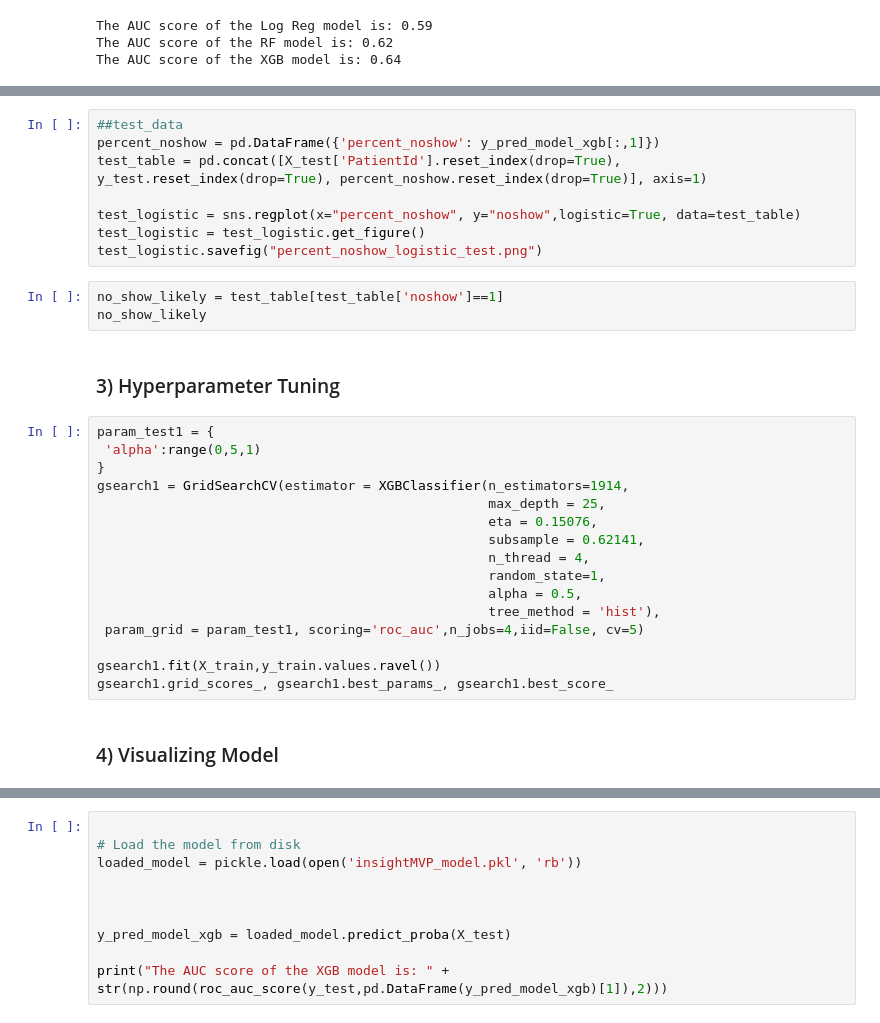
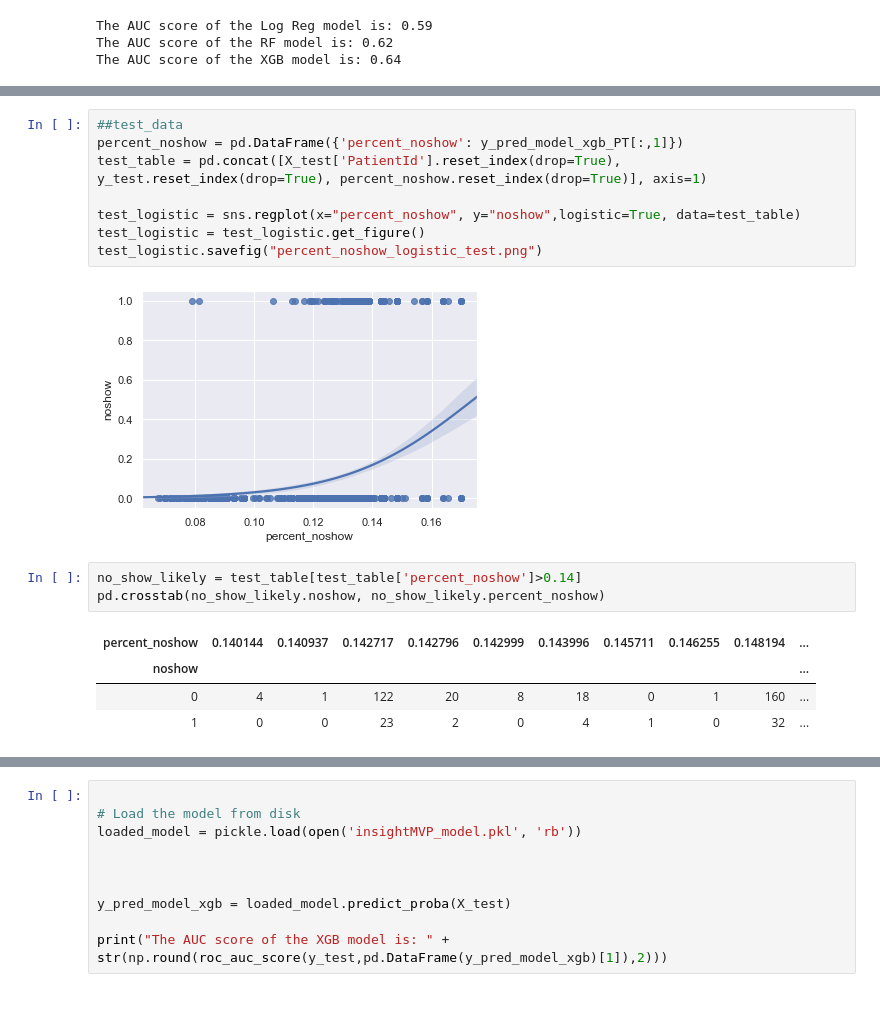
Before and after one commit to TheBeeGuy/No_show_patience, a Jupyter notebook: Ma_Insight_No_Show_Patience.ipynb, the cells around one changed output, grey strips where cells are left out. Cells and saved outputs as stored; diff of their text form.

```diff
--- a/Ma_Insight_No_Show_Patience.ipynb
+++ b/Ma_Insight_No_Show_Patience.ipynb
@@ -231,31 +481,18 @@ fig.savefig("percent_noshow_logistic.png")
 # %%
 ##test_data
-percent_noshow = pd.DataFrame({'percent_noshow': y_pred_model_xgb[:,1]})
+percent_noshow = pd.DataFrame({'percent_noshow': y_pred_model_xgb_PT[:,1]})
 test_table = pd.concat([X_test['PatientId'].reset_index(drop=True), y_test.reset_index(drop=True), percent_noshow.reset_index(drop=True)], axis=1)
 
 test_logistic = sns.regplot(x="percent_noshow", y="noshow",logistic=True, data=test_table)
 test_logistic = test_logistic.get_figure()
 test_logistic.savefig("percent_noshow_logistic_test.png")
+# %% [output]
+[figure, added]
 # %%
-no_show_likely = test_table[test_table['noshow']==1]
-no_show_likely
+no_show_likely = test_table[test_table['percent_noshow']>0.14]
+pd.crosstab(no_show_likely.noshow, no_show_likely.percent_noshow)
+# %% [output]
+| percent_noshow | 0.140144 | 0.140937 | 0.142717 | 0.142796 | 0.142999 | 0.143996 | 0.145711 | 0.146255 | 0.148194 | ... |
+| noshow |  |  |  |  |  |  |  |  |  | ... |
+| 0 | 4 | 1 | 122 | 20 | 8 | 18 | 0 | 1 | 160 | ... |
+| 1 | 0 | 0 | 23 | 2 | 0 | 4 | 1 | 0 | 32 | ... |
-# %% [markdown]
-### 3) Hyperparameter Tuning
-# %%
-param_test1 = {
- 'alpha':range(0,5,1)
-}
-gsearch1 = GridSearchCV(estimator = XGBClassifier(n_estimators=1914,
-                                                  max_depth = 25,
-                                                  eta = 0.15076,
-                                                  subsample = 0.62141,
-                                                  n_thread = 4,
-                                                  random_state=1,
-                                                  alpha = 0.5,
-                                                  tree_method = 'hist'),
- param_grid = param_test1, scoring='roc_auc',n_jobs=4,iid=False, cv=5)
-
-gsearch1.fit(X_train,y_train.values.ravel())
-gsearch1.grid_scores_, gsearch1.best_params_, gsearch1.best_score_
-# %% [markdown]
-### 4) Visualizing Model
```
Also changed, not shown: parts of 35 cells of this notebook, 6 other files.
